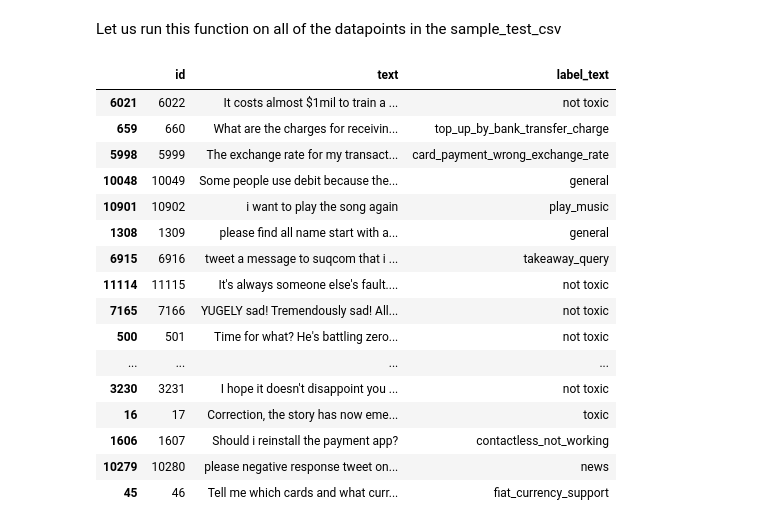
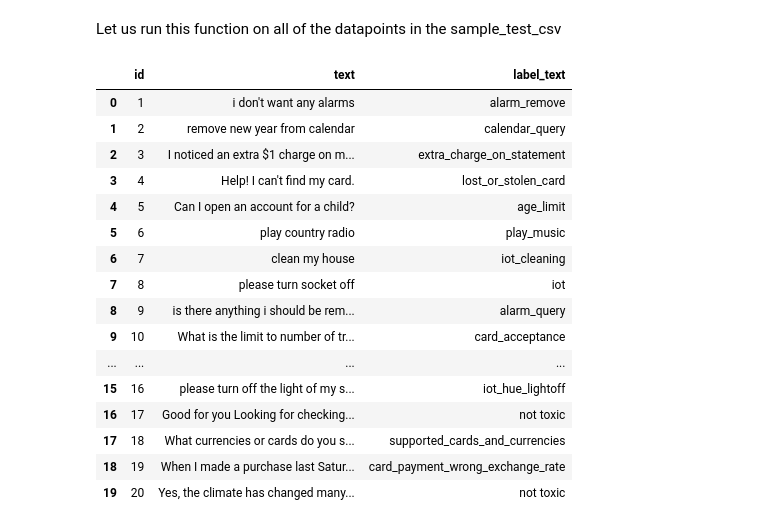
Before and after one commit to FuturePathAI/Learn-AI-Engineering, a Jupyter notebook: learn_ai/assignments/text_classification_assignment_1.ipynb, the cells around one changed output. Drawn from its saved outputs; the diff is of its cells as text; code cells hidden in the pictures.

```diff
--- a/learn_ai/assignments/text_classification_assignment_1.ipynb
+++ b/learn_ai/assignments/text_classification_assignment_1.ipynb
@@ -23,7 +23,7 @@ qdrant_client.create_collection('text-classification',vectors_config=models.Vect
 True
 # %%
 # Training CSV File
-train_csv = pd.read_csv('data/text-classification-with-llms/train.csv')
+train_csv = pd.read_csv('data/train.csv')
 # %%
 train_csv.head()
 # %% [output]
@@ -79,4 +80,4 @@ for idx, row in train_csv.iterrows():
 ### Querying the Data from the Vector Store
 # %%
 # Lets Move on to the Querying part
-test_csv = pd.read_csv('data/text-classification-with-llms/test.csv')
+test_csv = pd.read_csv('data/test.csv')
@@ -278,38 +276,38 @@ sample_test_csv
 # %% [markdown]
 Let us run this function on all of the datapoints in the sample_test_csv
 # %%
-# let us test the function on the sample_test_csv
-sample_test_csv['predicted_category'] = None
-# Iterate over the sample_test_csv DataFrame
-for idx,row in tqdm(sample_test_csv.iterrows(),total=sample_test_csv.shape[0]):
+# let us test the function on the test data
+test_csv['predicted_category'] = None
+# Iterate over the test DataFrame
+for idx,row in tqdm(test_csv.iterrows(),total=test_csv.shape[0]):
     query_text = row['text']
     try:
         category = classify_query_text(query_text)
     except Exception:
-        # handle for rate limit error
+        # handle for any exception
         category = "Error"
-    sample_test_csv.loc[idx,'predicted_category'] = category
+    test_csv.loc[idx,'predicted_category'] = category
 # %%
 pd.set_option('display.max_colwidth', 100)
 pd.set_option('display.max_rows', 500)
-sample_test_csv.head(20)
+test_csv.head(20)
 # %% [output]
 |  | id | text | label_text |
-| 6021 | 6022 | It costs almost $1mil to train a ... | not toxic |
-| 659 | 660 | What are the charges for receivin... | top_up_by_bank_transfer_charge |
-| 5998 | 5999 | The exchange rate for my transact... | card_payment_wrong_exchange_rate |
-| 10048 | 10049 | Some people use debit because the... | general |
-| 10901 | 10902 | i want to play the song again | play_music |
-| 1308 | 1309 | please find all name start with a... | general |
-| 6915 | 6916 | tweet a message to suqcom that i ... | takeaway_query |
-| 11114 | 11115 | It's always someone else's fault.... | not toxic |
-| 7165 | 7166 | YUGELY sad! Tremendously sad! All... | not toxic |
-| 500 | 501 | Time for what? He's battling zero... | not toxic |
+| 0 | 1 | i don't want any alarms | alarm_remove |
+| 1 | 2 | remove new year from calendar | calendar_query |
+| 2 | 3 | I noticed an extra $1 charge on m... | extra_charge_on_statement |
+| 3 | 4 | Help! I can't find my card. | lost_or_stolen_card |
+| 4 | 5 | Can I open an account for a child? | age_limit |
+| 5 | 6 | play country radio | play_music |
+| 6 | 7 | clean my house | iot_cleaning |
+| 7 | 8 | please turn socket off | iot |
+| 8 | 9 | is there anything i should be rem... | alarm_query |
+| 9 | 10 | What is the limit to number of tr... | card_acceptance |
 | ... | ... | ... | ... |
-| 3230 | 3231 | I hope it doesn't disappoint you ... | not toxic |
-| 16 | 17 | Correction, the story has now eme... | toxic |
-| 1606 | 1607 | Should i reinstall the payment app? | contactless_not_working |
-| 10279 | 10280 | please negative response tweet on... | news |
-| 45 | 46 | Tell me which cards and what curr... | fiat_currency_support |
+| 15 | 16 | please turn off the light of my s... | iot_hue_lightoff |
+| 16 | 17 | Good for you Looking for checking... | not toxic |
+| 17 | 18 | What currencies or cards do you s... | supported_cards_and_currencies |
+| 18 | 19 | When I made a purchase last Satur... | card_payment_wrong_exchange_rate |
+| 19 | 20 | Yes, the climate has changed many... | not toxic |
 # %%
 # Save the results to a CSV file in required format
```
Also changed, not shown: parts of 16 cells of this notebook.
